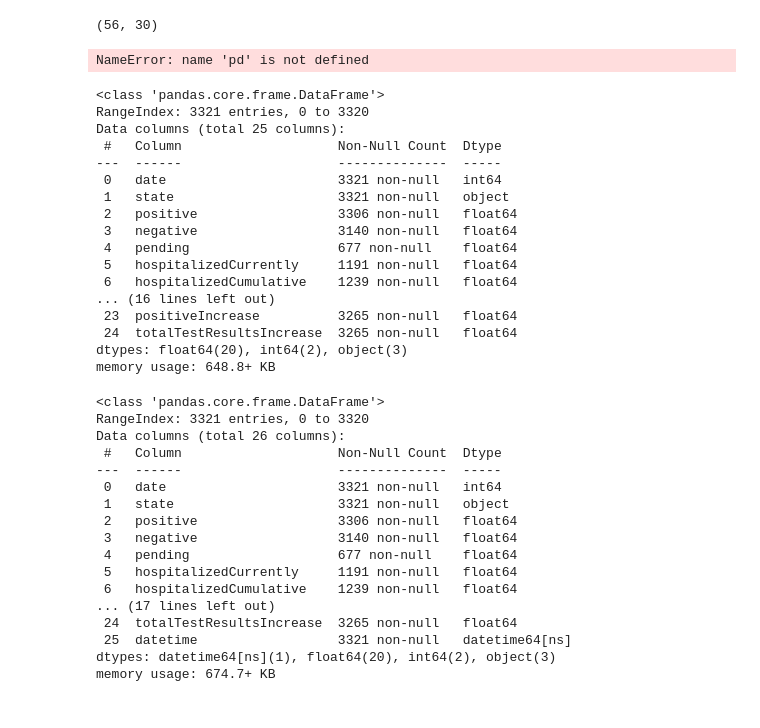
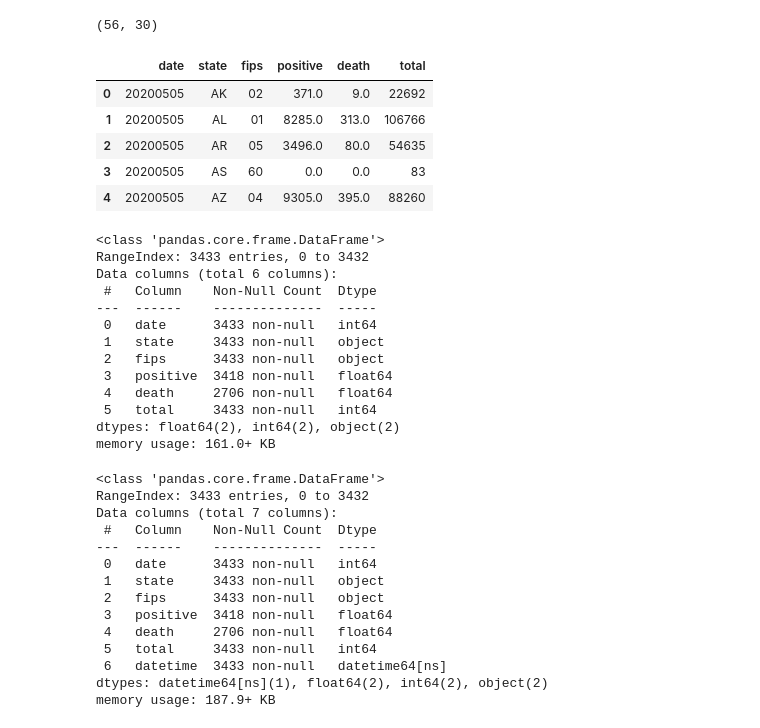
Before and after one commit to katkim0307/COVID-19_Response_Comparison, a Jupyter notebook: us_cov19_data.ipynb, the cells around one changed output. Saved outputs shown, nothing was run; the diff lists cells and outputs as text; code cells hidden in the pictures.

```diff
--- a/us_cov19_data.ipynb
+++ b/us_cov19_data.ipynb
@@ -255,31 +260,34 @@ covtrack_states_now_df.shape
 # %% [output]
 (56, 30)
 # %%
-covtrack_states_hist_df = pd.read_json(covtrack_states_hist_url, dtype={'fips':object})
+covtrack_states_hist_df = pd.read_json(covtrack_states_hist_url, dtype={'fips':object})[
+    ['date', 'state', 'fips', 'positive', 'death', 'total']
+]
 
 covtrack_states_hist_df.head()
 # %% [output]
-NameError: name 'pd' is not defined
+|  | date | state | fips | positive | death | total |
+| 0 | 20200505 | AK | 02 | 371.0 | 9.0 | 22692 |
+| 1 | 20200505 | AL | 01 | 8285.0 | 313.0 | 106766 |
+| 2 | 20200505 | AR | 05 | 3496.0 | 80.0 | 54635 |
+| 3 | 20200505 | AS | 60 | 0.0 | 0.0 | 83 |
+| 4 | 20200505 | AZ | 04 | 9305.0 | 395.0 | 88260 |
 # %%
 covtrack_states_hist_df.info()
 # %% [output]
 <class 'pandas.core.frame.DataFrame'>
-RangeIndex: 3321 entries, 0 to 3320
-Data columns (total 25 columns):
- #   Column                    Non-Null Count  Dtype
----  ------                    --------------  -----
- 0   date                      3321 non-null   int64
- 1   state                     3321 non-null   object
- 2   positive                  3306 non-null   float64
- 3   negative                  3140 non-null   float64
- 4   pending                   677 non-null    float64
- 5   hospitalizedCurrently     1191 non-null   float64
- 6   hospitalizedCumulative    1239 non-null   float64
-... (16 lines left out)
- 23  positiveIncrease          3265 non-null   float64
- 24  totalTestResultsIncrease  3265 non-null   float64
-dtypes: float64(20), int64(2), object(3)
-memory usage: 648.8+ KB
+RangeIndex: 3433 entries, 0 to 3432
+Data columns (total 6 columns):
+ #   Column    Non-Null Count  Dtype
+---  ------    --------------  -----
+ 0   date      3433 non-null   int64
+ 1   state     3433 non-null   object
+ 2   fips      3433 non-null   object
+ 3   positive  3418 non-null   float64
+ 4   death     2706 non-null   float64
+ 5   total     3433 non-null   int64
+dtypes: float64(2), int64(2), object(2)
+memory usage: 161.0+ KB
 # %%
 covtrack_states_hist_df['datetime']=pd.to_datetime(covtrack_states_hist_df['date'].astype(str), format='%Y-%m-%d')
 
@@ -288,19 +296,16 @@ covtrack_states_hist_df['datetime']=pd.to_datetime(covtrack_states_hist_df['date
 covtrack_states_hist_df.info()
 # %% [output]
 <class 'pandas.core.frame.DataFrame'>
-RangeIndex: 3321 entries, 0 to 3320
-Data columns (total 26 columns):
- #   Column                    Non-Null Count  Dtype
----  ------                    --------------  -----
- 0   date                      3321 non-null   int64
- 1   state                     3321 non-null   object
- 2   positive                  3306 non-null   float64
- 3   negative                  3140 non-null   float64
- 4   pending                   677 non-null    float64
- 5   hospitalizedCurrently     1191 non-null   float64
- 6   hospitalizedCumulative    1239 non-null   float64
-... (17 lines left out)
- 24  totalTestResultsIncrease  3265 non-null   float64
- 25  datetime                  3321 non-null   datetime64[ns]
-dtypes: datetime64[ns](1), float64(20), int64(2), object(3)
-memory usage: 674.7+ KB
+RangeIndex: 3433 entries, 0 to 3432
+Data columns (total 7 columns):
+ #   Column    Non-Null Count  Dtype
+---  ------    --------------  -----
+ 0   date      3433 non-null   int64
+ 1   state     3433 non-null   object
+ 2   fips      3433 non-null   object
+ 3   positive  3418 non-null   float64
+ 4   death     2706 non-null   float64
+ 5   total     3433 non-null   int64
+ 6   datetime  3433 non-null   datetime64[ns]
+dtypes: datetime64[ns](1), float64(2), int64(2), object(2)
+memory usage: 187.9+ KB
```
Also changed, not shown: parts of 16 cells of this notebook, 3 other files.
